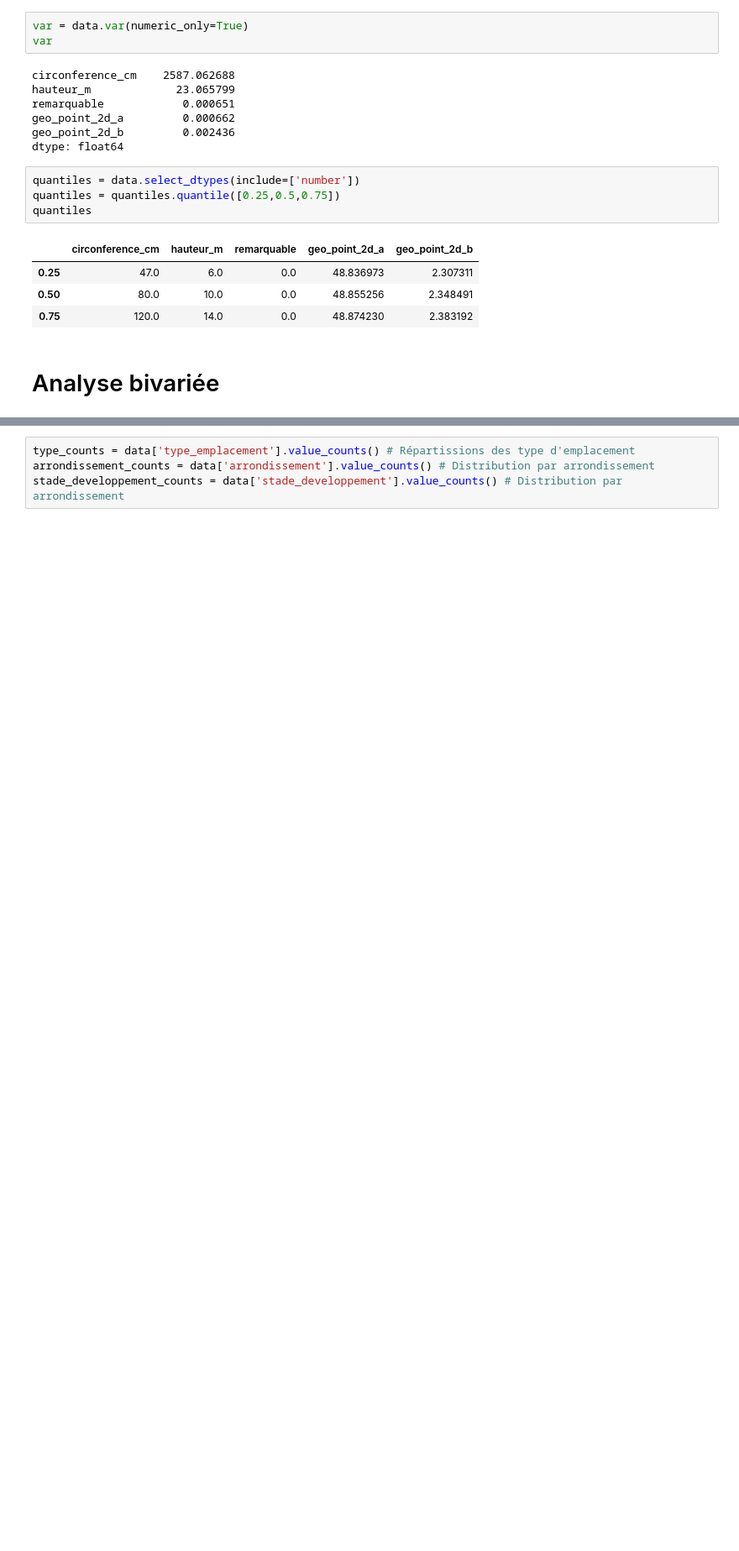
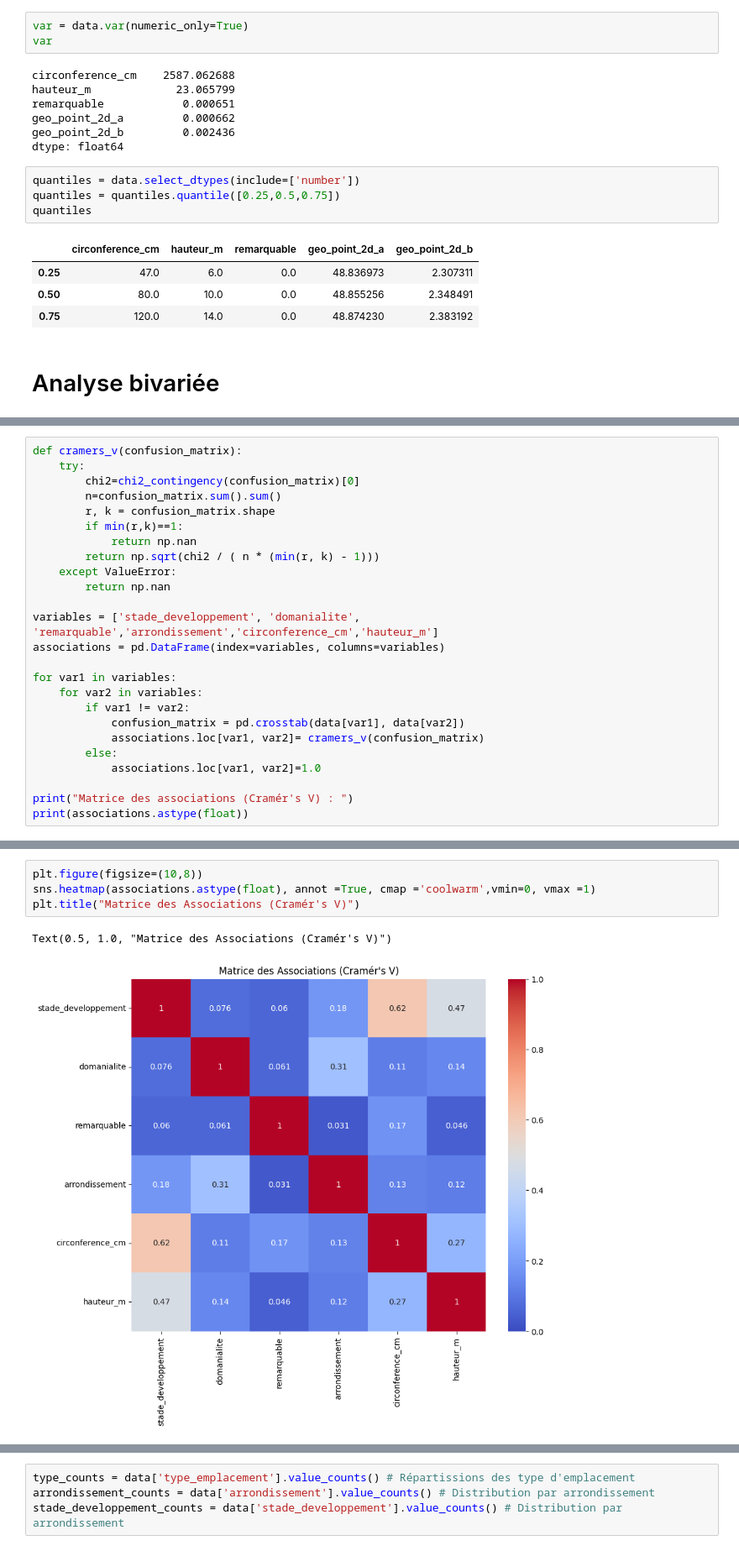
Before and after one commit to Belin27000/P2SmartCity, a Jupyter notebook: P2Tree.ipynb, the cells around one changed output, grey strips where cells are left out. Shown: that part at 84% size. Cells and saved outputs as stored; diff of their text form; blank space fills up the shorter version.

```diff
--- a/P2Tree.ipynb
+++ b/P2Tree.ipynb
@@ -399,0 +326,25 @@ quantiles
+# %%
+def cramers_v(confusion_matrix):
+    try:
+        chi2=chi2_contingency(confusion_matrix)[0]
+        n=confusion_matrix.sum().sum()
+        r, k = confusion_matrix.shape
+        if min(r,k)==1:
+            return np.nan
+        return np.sqrt(chi2 / ( n * (min(r, k) - 1)))
+    except ValueError:
+        return np.nan
+
+variables = ['stade_developpement', 'domanialite', 'remarquable','arrondissement','circonference_cm','hauteur_m']
+associations = pd.DataFrame(index=variables, columns=variables)
+
+for var1 in variables:
+    for var2 in variables:
+        if var1 != var2:
+            confusion_matrix = pd.crosstab(data[var1], data[var2])
+            associations.loc[var1, var2]= cramers_v(confusion_matrix)
+        else:
+            associations.loc[var1, var2]=1.0
+
+print("Matrice des associations (Cramér's V) : ")
+print(associations.astype(float))
@@ -399,0 +368,7 @@ quantiles
+# %%
+plt.figure(figsize=(10,8))
+sns.heatmap(associations.astype(float), annot =True, cmap ='coolwarm',vmin=0, vmax =1)
+plt.title("Matrice des Associations (Cramér's V)")
+# %% [output]
+Text(0.5, 1.0, "Matrice des Associations (Cramér's V)")
+[figure, added]
```
Also changed, not shown: parts of 14 cells of this notebook.
